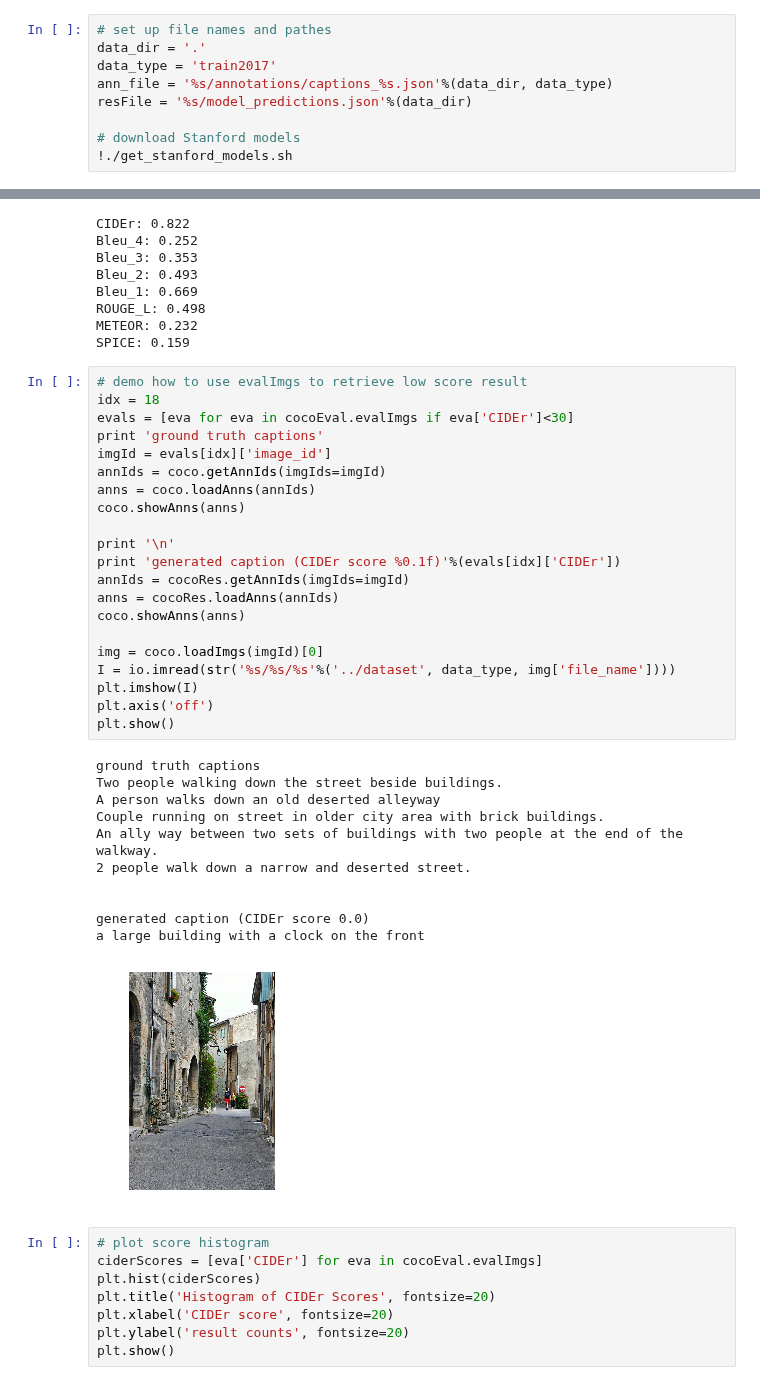
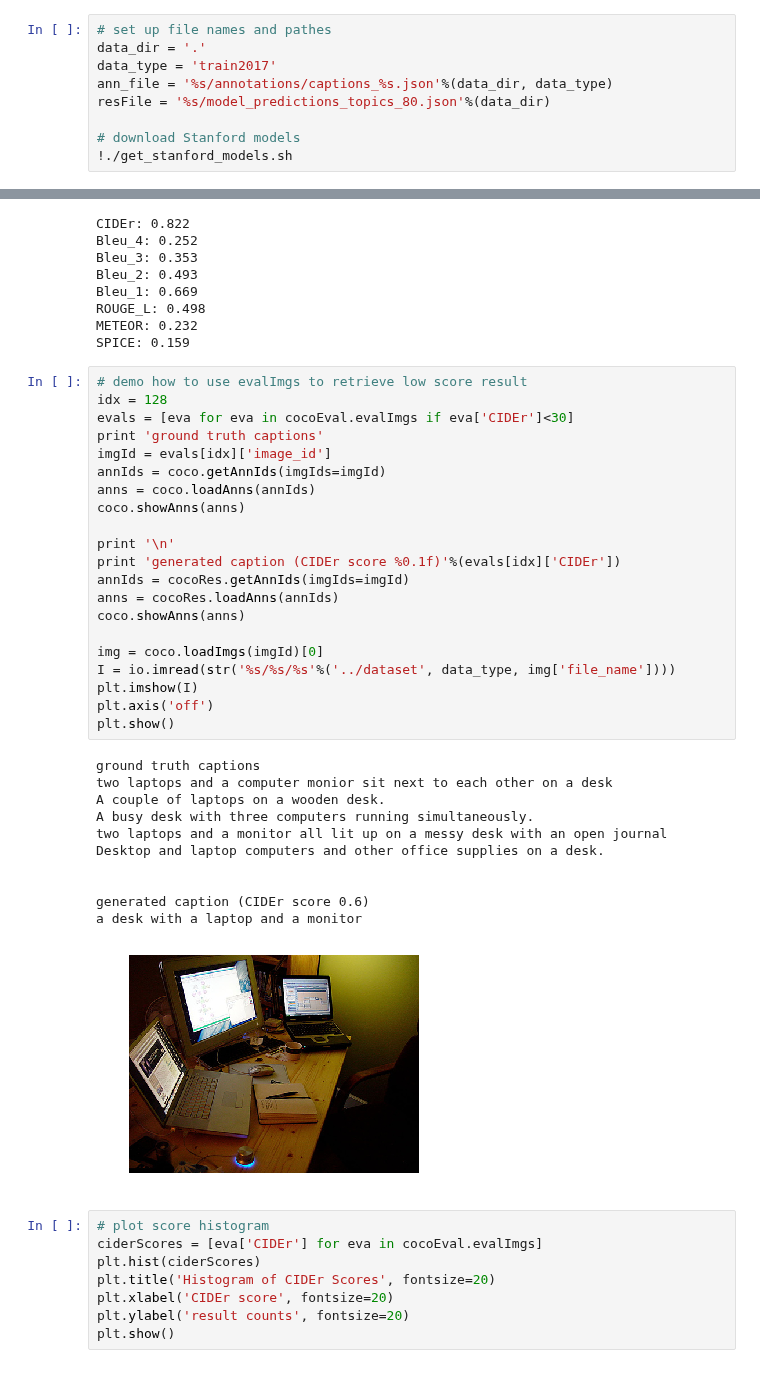
Before and after one commit to shan18/Topic-Based-Image-Captioning, a Jupyter notebook: evaluation/generate_evaluation_scores.ipynb, the cells around one changed output, grey strips where cells are left out. Cells and saved outputs as stored; diff of their text form.

```diff
--- a/evaluation/generate_evaluation_scores.ipynb
+++ b/evaluation/generate_evaluation_scores.ipynb
@@ -16,7 +16,7 @@ encoder.FLOAT_REPR = lambda o: format(o, '.3f')
 data_dir = '.'
 data_type = 'train2017'
 ann_file = '%s/annotations/captions_%s.json'%(data_dir, data_type)
-resFile = '%s/model_predictions.json'%(data_dir)
+resFile = '%s/model_predictions_topics_80.json'%(data_dir)
 
 # download Stanford models
 !./get_stanford_models.sh
@@ -88,37 +88,37 @@ METEOR: 0.232
 SPICE: 0.159
 # %%
 # demo how to use evalImgs to retrieve low score result
-idx = 18
+idx = 128
 evals = [eva for eva in cocoEval.evalImgs if eva['CIDEr']<30]
 print 'ground truth captions'
 imgId = evals[idx]['image_id']
 annIds = coco.getAnnIds(imgIds=imgId)
 anns = coco.loadAnns(annIds)
 coco.showAnns(anns)
 
 print '\n'
 print 'generated caption (CIDEr score %0.1f)'%(evals[idx]['CIDEr'])
 annIds = cocoRes.getAnnIds(imgIds=imgId)
 anns = cocoRes.loadAnns(annIds)
 coco.showAnns(anns)
 
 img = coco.loadImgs(imgId)[0]
 I = io.imread(str('%s/%s/%s'%('../dataset', data_type, img['file_name'])))
 plt.imshow(I)
 plt.axis('off')
 plt.show()
 # %% [output]
 ground truth captions
-Two people walking down the street beside buildings.
-A person walks down an old deserted alleyway
-Couple running on street in older city area with brick buildings.
-An ally way between two sets of buildings with two people at the end of the walkway.
-2 people walk down a narrow and deserted street.
+two laptops and a computer monior sit next to each other on a desk
+A couple of laptops on a wooden desk.
+A busy desk with three computers running simultaneously.
+two laptops and a monitor all lit up on a messy desk with an open journal
+Desktop and laptop computers and other office supplies on a desk.
 
 
-generated caption (CIDEr score 0.0)
-a large building with a clock on the front
+generated caption (CIDEr score 0.6)
+a desk with a laptop and a monitor
-[figure, old version]
+[figure, new version]
 # %%
 # plot score histogram
 ciderScores = [eva['CIDEr'] for eva in cocoEval.evalImgs]
```
Also changed, not shown: parts of 1 cell of this notebook, 1 other file.
